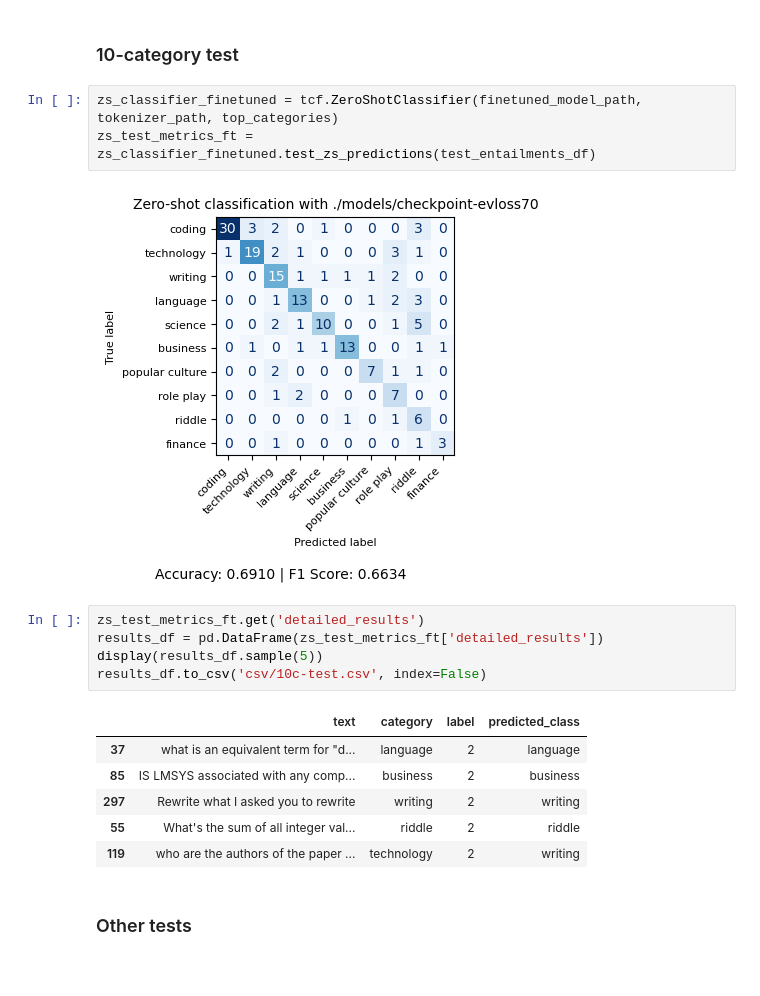
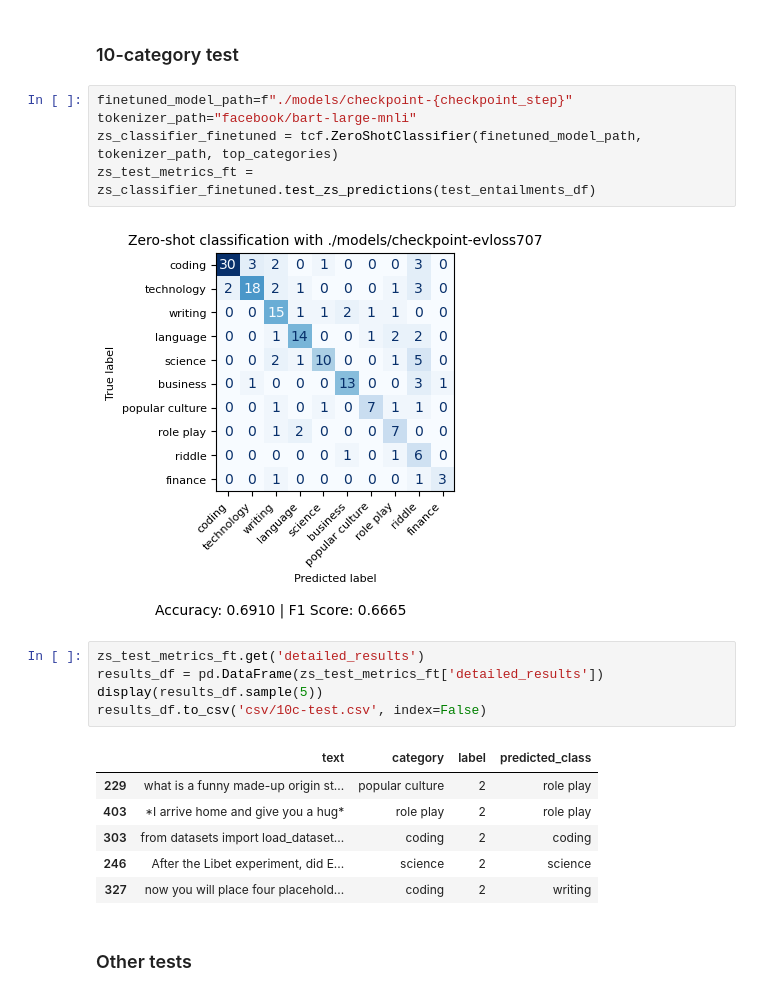
Before and after one commit to reddgr/zero-shot-text-classification, a Jupyter notebook: 03-prompt-classifier-finetuning.ipynb, the cells around one changed output. Cells and saved outputs as stored; diff of their text form.

```diff
--- a/03-prompt-classifier-finetuning.ipynb
+++ b/03-prompt-classifier-finetuning.ipynb
@@ -393,10 +393,12 @@ scores: [0.766, 0.084, 0.057, 0.054, 0.03, 0.01]
 # %% [markdown]
 ### 10-category test
 # %%
+finetuned_model_path=f"./models/checkpoint-{checkpoint_step}"
+tokenizer_path="facebook/bart-large-mnli"
 zs_classifier_finetuned = tcf.ZeroShotClassifier(finetuned_model_path, tokenizer_path, top_categories)
 zs_test_metrics_ft = zs_classifier_finetuned.test_zs_predictions(test_entailments_df)
 # %% [output]
-[figure, old version]
+[figure, new version]
 # %%
 zs_test_metrics_ft.get('detailed_results')
 results_df = pd.DataFrame(zs_test_metrics_ft['detailed_results'])
@@ -404,11 +406,11 @@ display(results_df.sample(5))
 results_df.to_csv('csv/10c-test.csv', index=False)
 # %% [output]
 |  | text | category | label | predicted_class |
-| 37 | what is an equivalent term for "d... | language | 2 | language |
-| 85 | IS LMSYS associated with any comp... | business | 2 | business |
-| 297 | Rewrite what I asked you to rewrite | writing | 2 | writing |
-| 55 | What's the sum of all integer val... | riddle | 2 | riddle |
-| 119 | who are the authors of the paper ... | technology | 2 | writing |
+| 229 | what is a funny made-up origin st... | popular culture | 2 | role play |
+| 403 | *I arrive home and give you a hug* | role play | 2 | role play |
+| 303 | from datasets import load_dataset... | coding | 2 | coding |
+| 246 | After the Libet experiment, did E... | science | 2 | science |
+| 327 | now you will place four placehold... | coding | 2 | writing |
 # %% [markdown]
 ### Other tests
 # %%
```
Also changed, not shown: parts of 9 cells of this notebook, 1 other file.
